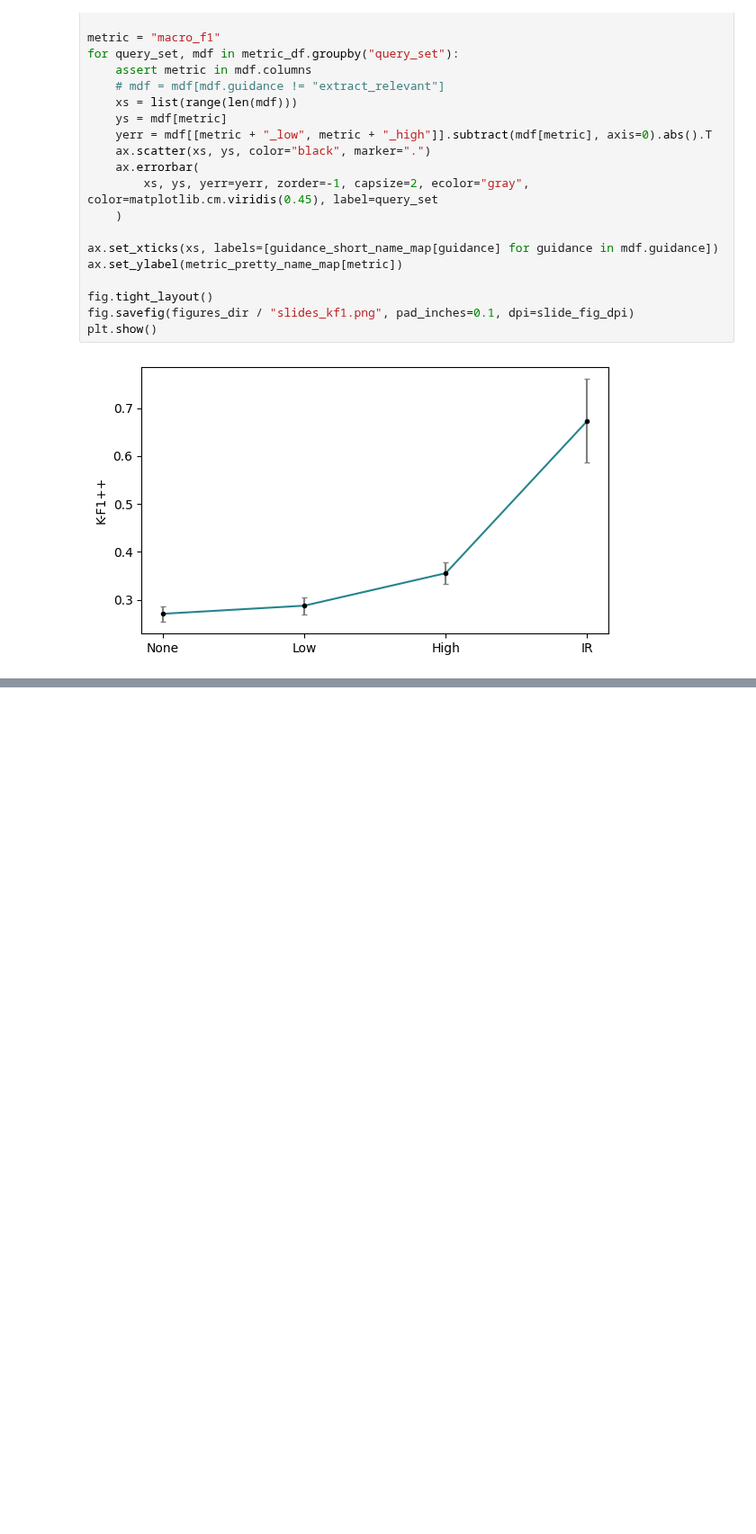
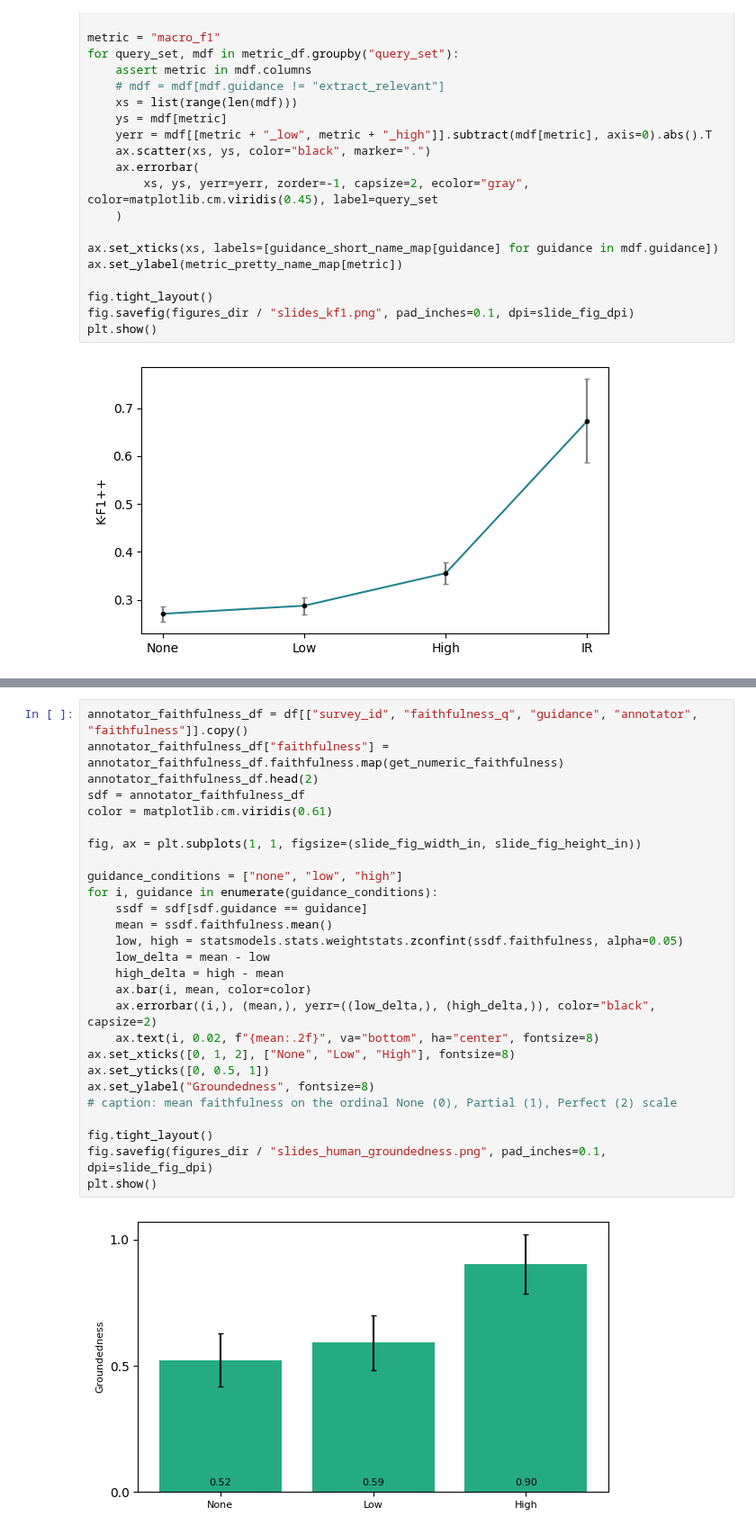
Before and after one commit to DigitalHarborFoundation/rag-for-math-qa, a Jupyter notebook: notebooks/SurveyDataAnalysis.ipynb, the cells around one changed output, grey strips where cells are left out. Shown at 90% size. Cells and saved outputs as stored; diff of their text form; blank space fills up the shorter version.

```diff
--- a/notebooks/SurveyDataAnalysis.ipynb
+++ b/notebooks/SurveyDataAnalysis.ipynb
@@ -2560,0 +2653,29 @@ plt.show()
+# %%
+annotator_faithfulness_df = df[["survey_id", "faithfulness_q", "guidance", "annotator", "faithfulness"]].copy()
+annotator_faithfulness_df["faithfulness"] = annotator_faithfulness_df.faithfulness.map(get_numeric_faithfulness)
+annotator_faithfulness_df.head(2)
+sdf = annotator_faithfulness_df
+color = matplotlib.cm.viridis(0.61)
+
+fig, ax = plt.subplots(1, 1, figsize=(slide_fig_width_in, slide_fig_height_in))
+
+guidance_conditions = ["none", "low", "high"]
+for i, guidance in enumerate(guidance_conditions):
+    ssdf = sdf[sdf.guidance == guidance]
+    mean = ssdf.faithfulness.mean()
+    low, high = statsmodels.stats.weightstats.zconfint(ssdf.faithfulness, alpha=0.05)
+    low_delta = mean - low
+    high_delta = high - mean
+    ax.bar(i, mean, color=color)
+    ax.errorbar((i,), (mean,), yerr=((low_delta,), (high_delta,)), color="black", capsize=2)
+    ax.text(i, 0.02, f"{mean:.2f}", va="bottom", ha="center", fontsize=8)
+ax.set_xticks([0, 1, 2], ["None", "Low", "High"], fontsize=8)
+ax.set_yticks([0, 0.5, 1])
+ax.set_ylabel("Groundedness", fontsize=8)
+# caption: mean faithfulness on the ordinal None (0), Partial (1), Perfect (2) scale
+
+fig.tight_layout()
+fig.savefig(figures_dir / "slides_human_groundedness.png", pad_inches=0.1, dpi=slide_fig_dpi)
+plt.show()
+# %% [output]
+[figure, added]
```
Also changed, not shown: parts of 4 cells of this notebook, 4 other files.
